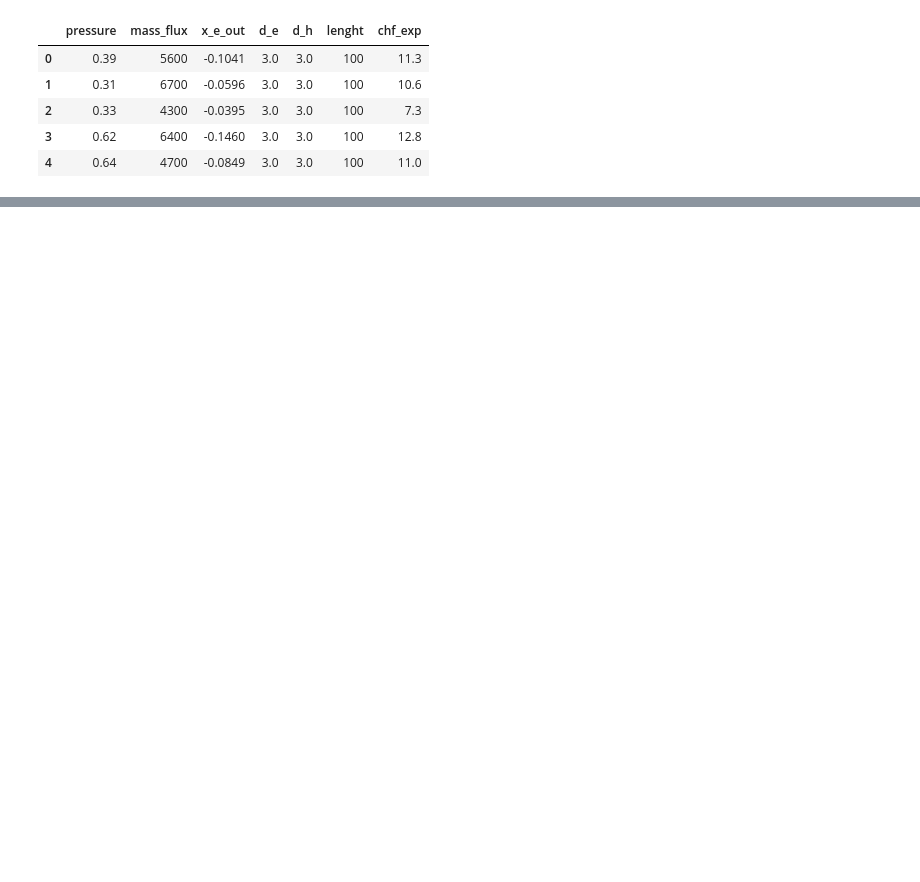
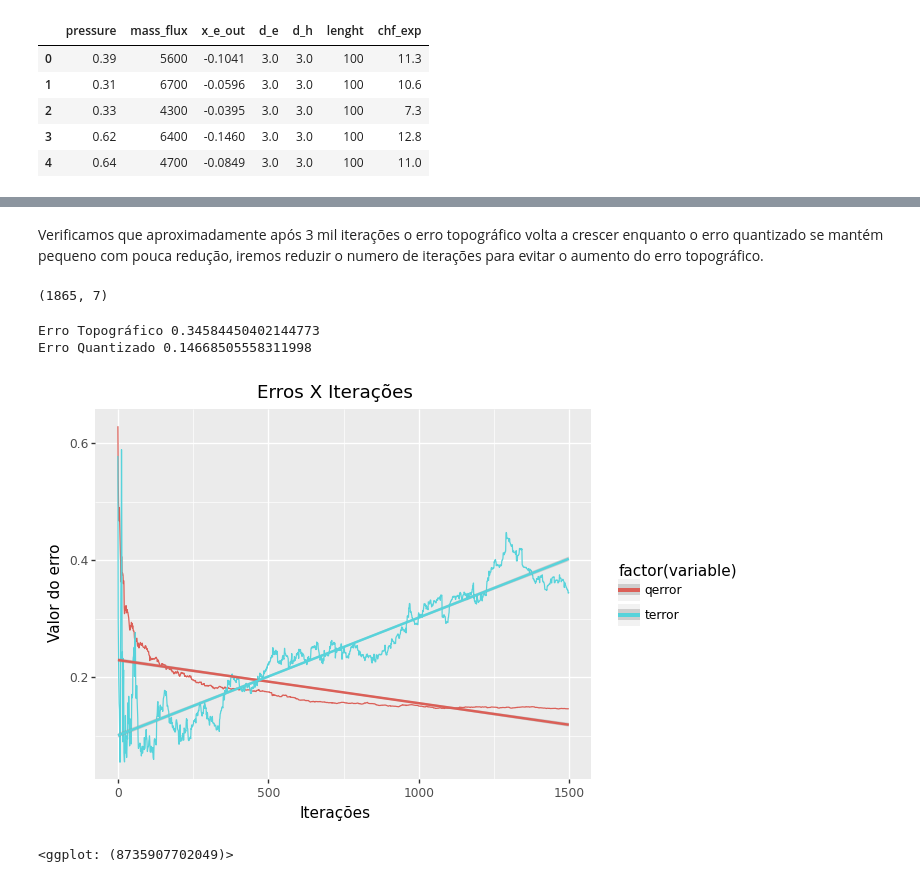
Before and after one commit to renan-estatistica/notebooksAulaRedesNeuraisInpe, a Jupyter notebook: Projeto_2_Redes_Para_Problemas_Não_Supervisionados.ipynb, the cells around one changed output, grey strips where cells are left out. Drawn from its saved outputs; the diff is of its cells as text; code cells hidden in the pictures; blank space fills up the shorter version.

```diff
--- a/Projeto_2_Redes_Para_Problemas_Não_Supervisionados.ipynb
+++ b/Projeto_2_Redes_Para_Problemas_Não_Supervisionados.ipynb
@@ -134,0 +348,42 @@ plt.legend();
+# %% [markdown]
+Verificamos que aproximadamente após 3 mil iterações o erro topográfico volta a crescer enquanto o erro quantizado se mantém pequeno com pouca redução, iremos reduzir o numero de iterações para evitar o aumento do erro topográfico.
+# %%
+x_np.shape
+# %% [output]
+(1865, 7)
+# %%
+# parametros de inicialização do modelo com alteração de alguns parametros do ajuste
+# alteracao no sigma, learning rate e numero de iterações
+som_grid_rows = 10
+som_grid_columns = 10
+iterations = 1500
+sigma = 0.7
+learning_rate = 0.5
+# %%
+# define SOM:
+som = MiniSom(x = som_grid_rows, y = som_grid_columns, input_len=7, sigma=sigma, learning_rate=learning_rate)
+
+# treinamento da rede aleatória
+modelo_ajustado = manual_random_training(som, x_np, iterations)
+# %%
+# erro topográfico da rede
+print("Erro Topográfico",som.topographic_error(x_np))
+# quantização do erro
+print("Erro Quantizado",som.quantization_error(x_np))
+# %% [output]
+Erro Topográfico 0.34584450402144773
+Erro Quantizado 0.14668505558311998
+# %%
+erros_ajuste = modelo_ajustado.melt(ignore_index = False)
+# %%
+(
+    ggplot(erros_ajuste, aes(x = "erros_ajuste.index", y = "value", color='factor(variable)'))
+        + geom_line()
+        + stat_smooth(method='lm')
+        + xlab("Iterações")
+        + ylab("Valor do erro")
+        + ggtitle("Erros X Iterações")
+)
+# %% [output]
+[figure, added]
+<ggplot: (8735907702049)>
```
Also changed, not shown: parts of 100 cells of this notebook.
